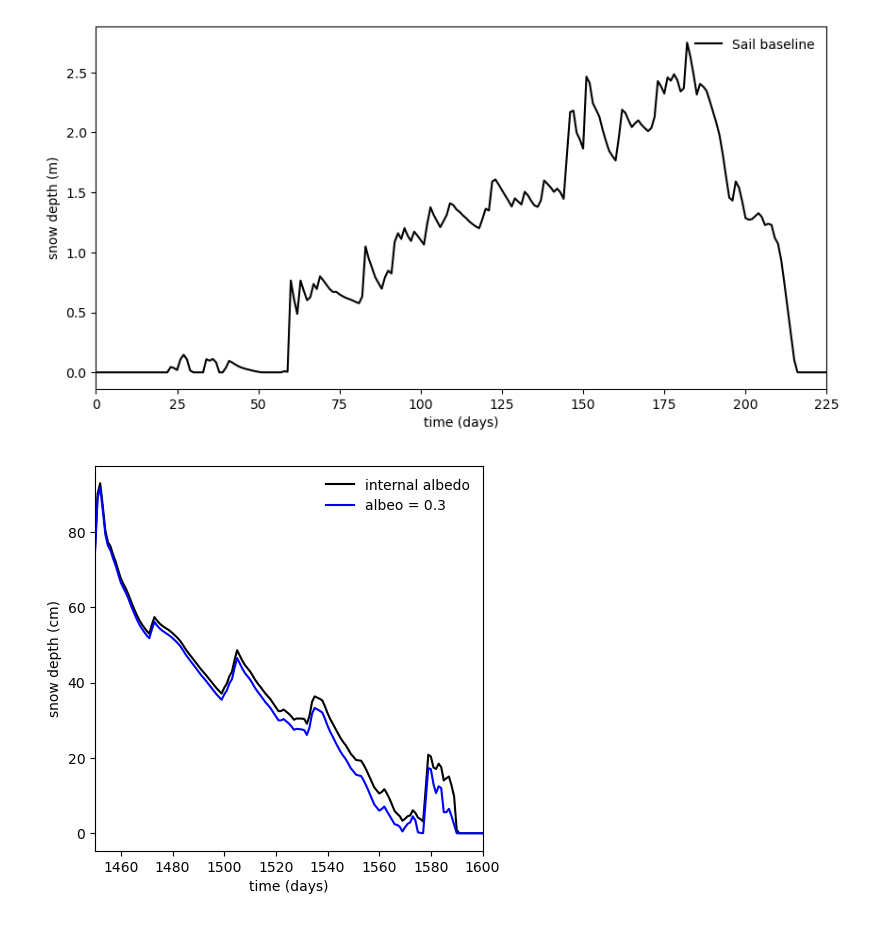
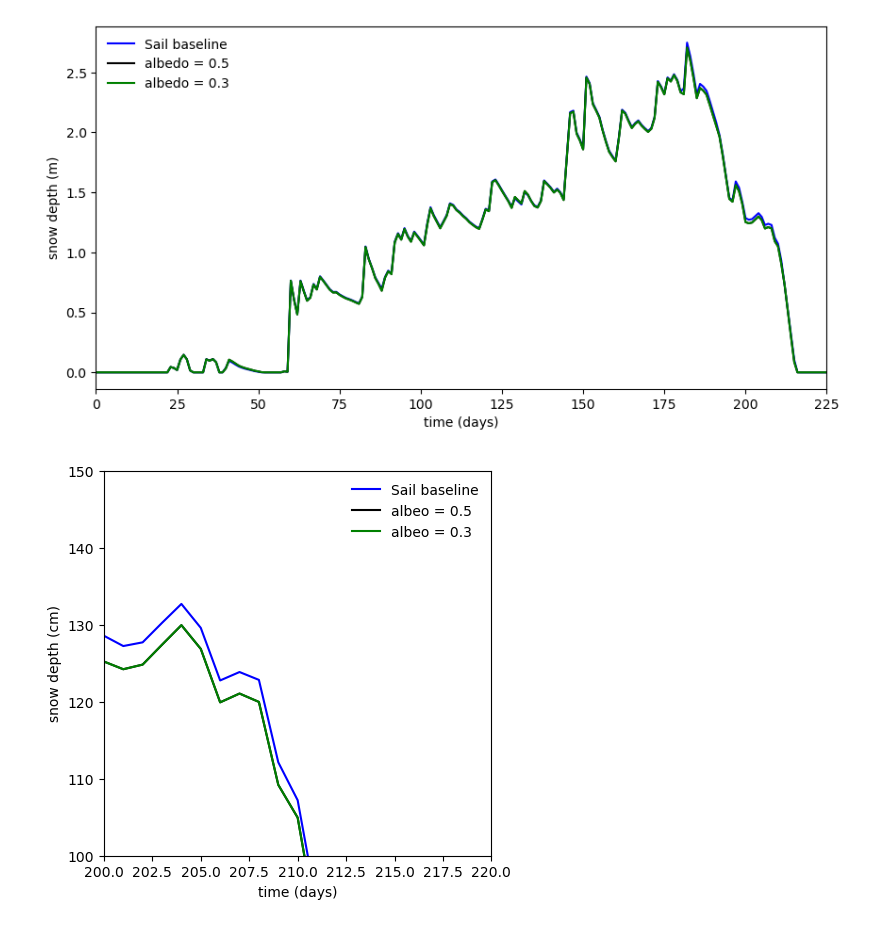
Before and after one commit to AndrewGraus/ATS-EcoSIM-demos, a Jupyter notebook: jupyter_notebooks/snow_depth_SAIL.ipynb, the cells around one changed output. Saved outputs shown, nothing was run; the diff lists cells and outputs as text; code cells hidden in the pictures.

```diff
--- a/jupyter_notebooks/snow_depth_SAIL.ipynb
+++ b/jupyter_notebooks/snow_depth_SAIL.ipynb
@@ -4,35 +4,39 @@
 import matplotlib.pyplot as plt
 import numpy as np
 
-sail_baseline = np.loadtxt("../Albedo_runs/sail_baseline_test/snow_status.dat",delimiter=",")
-#phen_alb = np.loadtxt("../Phenology_calibration/canopy_heat_carryover_test/snow_status.dat",delimiter=",")
+sail_baseline = np.loadtxt("../Sail_tests/Sail_baseline/snow_status.dat",delimiter=",")
+sail_alb = np.loadtxt("../Sail_tests/Sail_low_albedo/snow_status.dat",delimiter=",")
+sail_lower = np.loadtxt("../Sail_tests/Sail_lower_albedo/snow_status.dat",delimiter=",")
 
 time = sail_baseline[:,0]/86400
 #t_phen = phen_alb[:,0]/86400
 #sd_int = int_alb[:,1]
 #sd_low = low_alb[:,1]
 sd_base = sail_baseline[:,1]
-#sd_phen = phen_alb[:,1]
+sd_low = sail_alb[:,1]
+sd_lower = sail_alb[:,1]
 
 fig1 = plt.figure(figsize=(10,5))
-plt.plot(time,sd_base,color='k', label="Sail baseline")
-#plt.plot(time,sd_high,color='r', label="albeo = 0.9")
+plt.plot(time,sd_base,color='b', label="Sail baseline")
+plt.plot(time,sd_low,color='k', label="albedo = 0.5")
+plt.plot(time,sd_lower,color='g', label="albedo = 0.3")
 plt.legend(frameon=False)
 plt.xlabel("time (days)")
 plt.ylabel("snow depth (m)")
 plt.xlim([0.0,225.0])
 plt.show()
 # %% [output]
-[figure, old version]
+[figure, new version]
 # %%
 fig2 = plt.figure(figsize=(5,5))
-plt.plot(time,sd_int*100.0,color='k', label="internal albedo")
-plt.plot(time,sd_low*100.0,color='b', label="albeo = 0.3")
-#plt.plot(time,sd_high,color='r', label="albeo = 0.9")
-plt.xlim([1450,1600])
+plt.plot(time,sd_base*100.0,color='b', label="Sail baseline")
+plt.plot(time,sd_low*100.0,color='k', label="albeo = 0.5")
+plt.plot(time,sd_lower*100.0,color='g', label="albeo = 0.3")
+plt.xlim([200,220])
+plt.ylim([100,150])
 plt.legend(frameon=False)
 plt.xlabel("time (days)")
 plt.ylabel("snow depth (cm)")
 plt.show()
 # %% [output]
-[figure, old version]
+[figure, new version]
```
Also changed, not shown: parts of 5 cells of this notebook, 3 other files.
